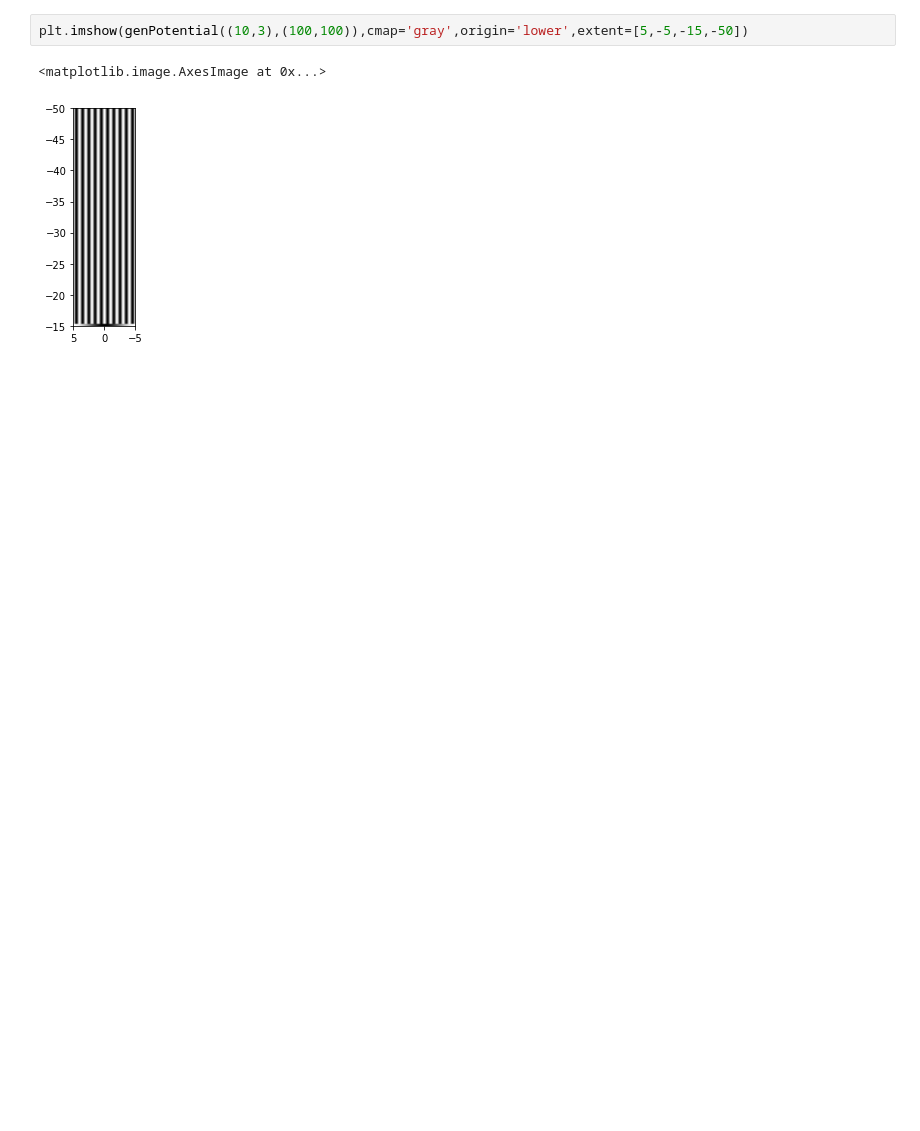
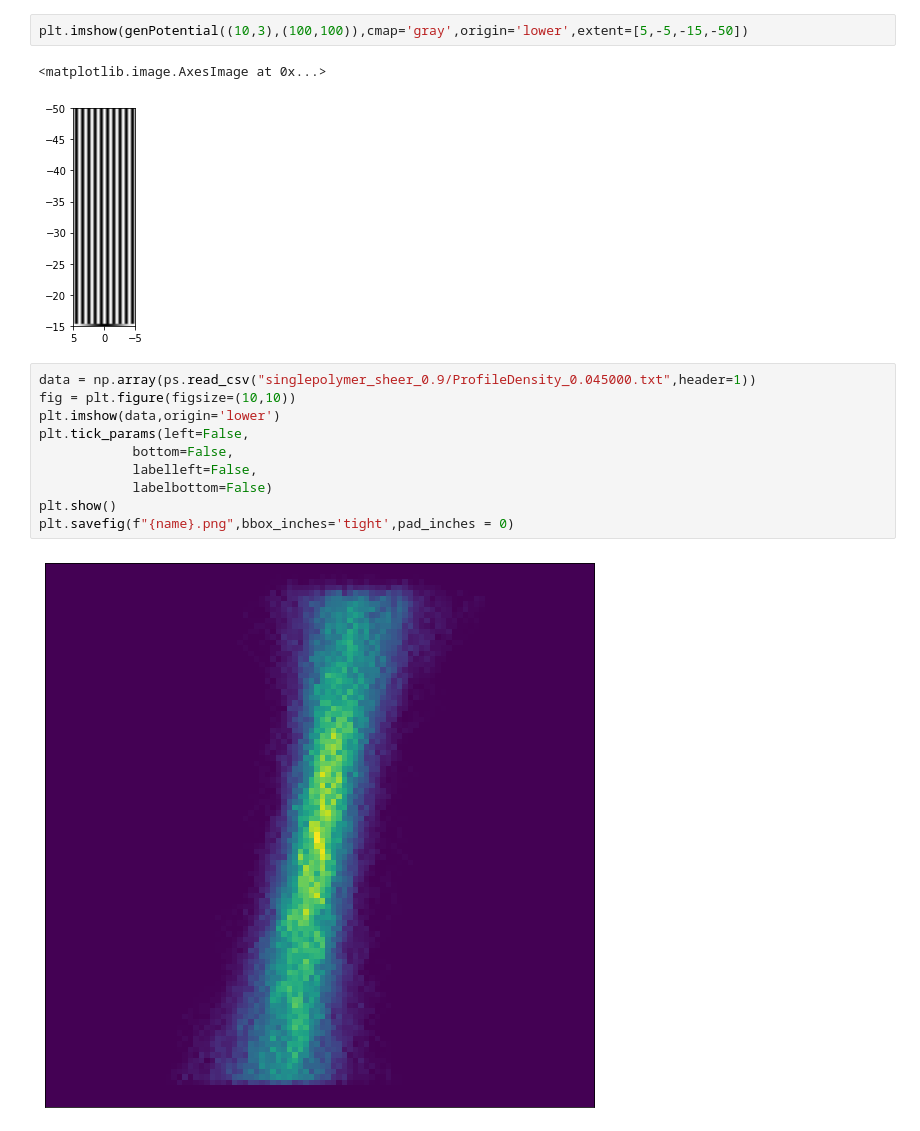
Before and after one commit to LevoSpacewars/Polymer-Tilt, a Jupyter notebook: graphs.ipynb, the cells around one changed output. Drawn from its saved outputs; the diff is of its cells as text; blank space fills up the shorter version.

```diff
--- a/graphs.ipynb
+++ b/graphs.ipynb
@@ -189,3 +177,15 @@ plt.imshow(genPotential((10,3),(100,100)),cmap='gray',origin='lower',extent=[5,-
 # %% [output]
 <matplotlib.image.AxesImage at 0x...>
 [figure]
+# %%
+data = np.array(ps.read_csv("singlepolymer_sheer_0.9/ProfileDensity_0.045000.txt",header=1))
+fig = plt.figure(figsize=(10,10))
+plt.imshow(data,origin='lower')
+plt.tick_params(left=False,
+            bottom=False,
+            labelleft=False,
+            labelbottom=False)
+plt.show()
+plt.savefig(f"{name}.png",bbox_inches='tight',pad_inches = 0)
+# %% [output]
+[figure, added]
```
Also changed, not shown: parts of 3 cells of this notebook, 10 other files.
